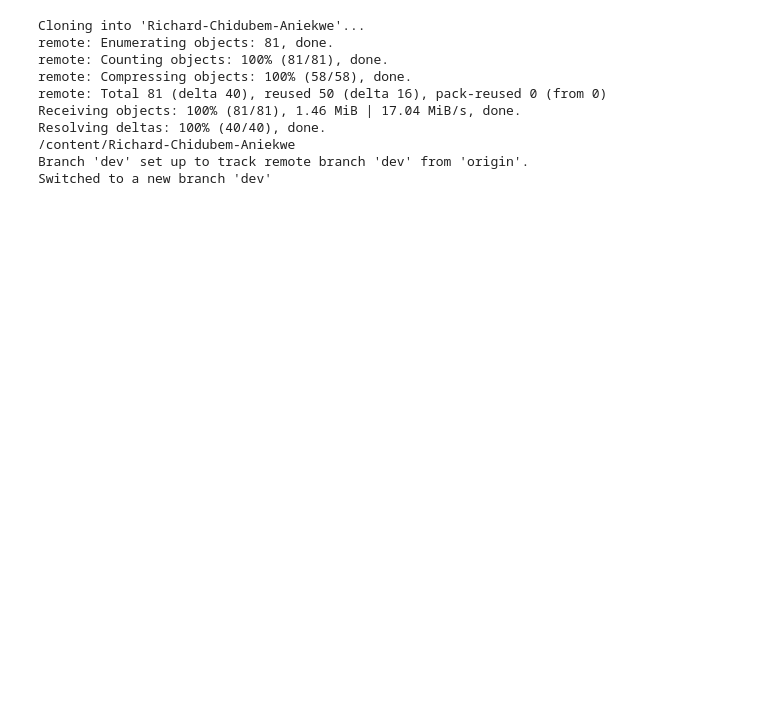
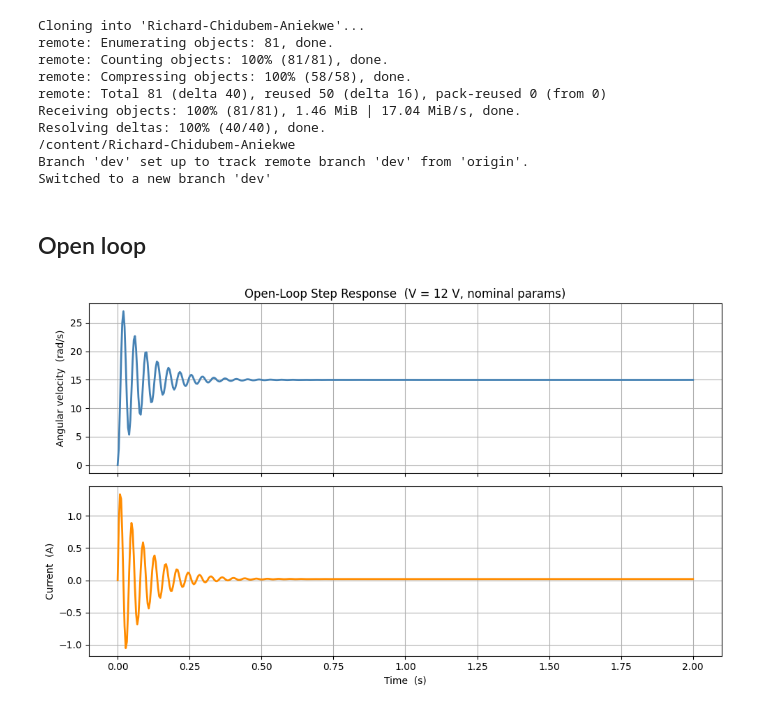
Before and after one commit to richieaneks/Richard-Chidubem-Aniekwe, a Jupyter notebook: main.ipynb, the cells around one changed output. Drawn from its saved outputs; the diff is of its cells as text; code cells hidden in the pictures; blank space fills up the shorter version.

```diff
--- a/main.ipynb
+++ b/main.ipynb
@@ -20,0 +23,21 @@ from dc_motor_env import motor_dynamics, DCMotorEnv, NOMINAL_PARAMS
+# %% [markdown]
+## Open loop
+# %%
+sol = solve_ivp(motor_dynamics, [0, 2], [0, 0],
+                    args=(12.0, 0.0, NOMINAL_PARAMS),
+                    t_eval=np.linspace(0, 2, 500))
+
+fig, axes = plt.subplots(2, 1, figsize=(10, 6), sharex=True)
+axes[0].plot(sol.t, sol.y[0], color='steelblue', linewidth=2)
+axes[0].set_ylabel('Angular velocity  (rad/s)')
+axes[0].set_title('Open-Loop Step Response  (V = 12 V, nominal params)')
+axes[0].grid(True)
+
+axes[1].plot(sol.t, sol.y[1], color='darkorange', linewidth=2)
+axes[1].set_ylabel('Current  (A)')
+axes[1].set_xlabel('Time  (s)')
+axes[1].grid(True)
+
+plt.tight_layout()
+# %% [output]
+[figure, added]
```
Also changed, not shown: parts of 2 cells of this notebook.
